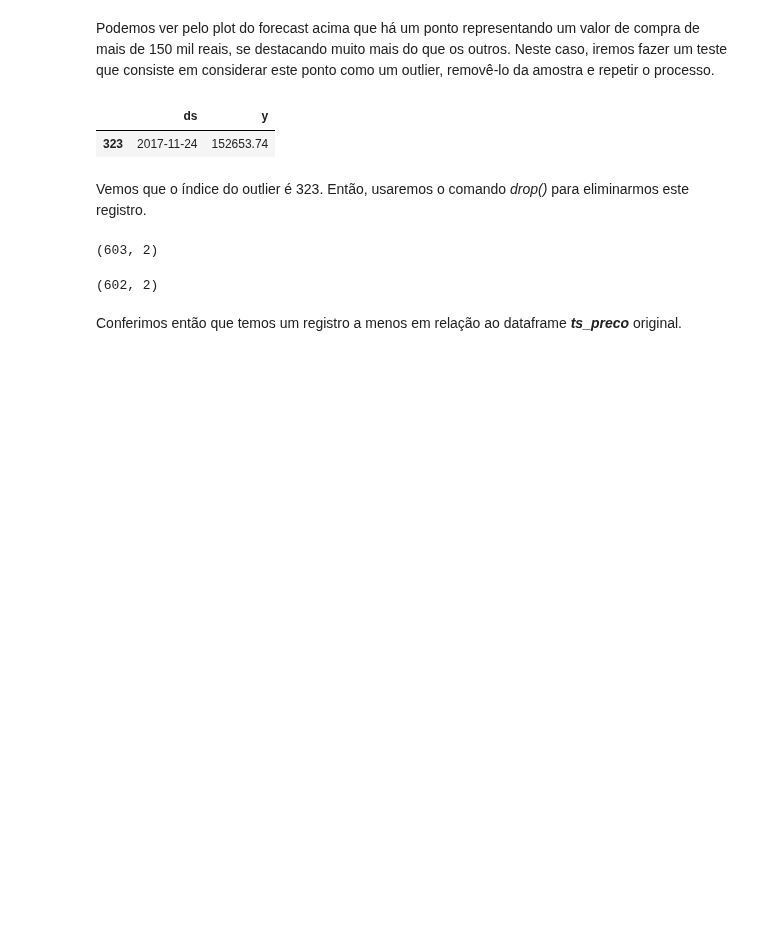
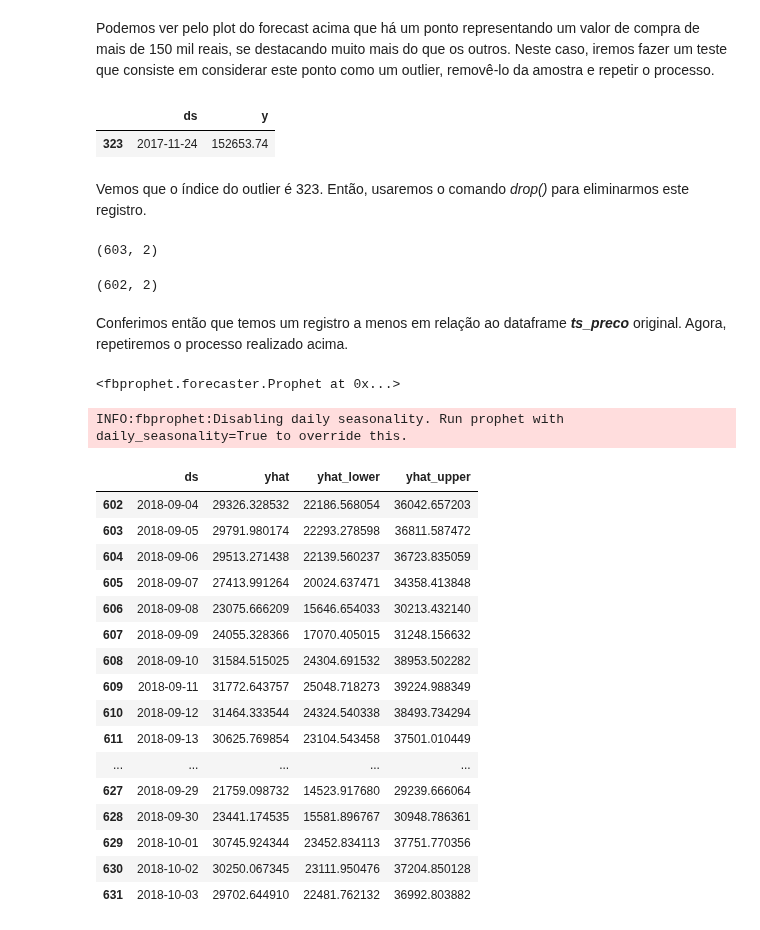
Before and after one commit to smalvar/olist-e-commerce, a Jupyter notebook: time_series_analysis_testes.ipynb, the cells around one changed output. Saved outputs shown, nothing was run; the diff lists cells and outputs as text; code cells hidden in the pictures; blank space fills up the shorter version.

```diff
--- a/time_series_analysis_testes.ipynb
+++ b/time_series_analysis_testes.ipynb
@@ -424,4 +424,4 @@ ts_preco_sem_outlier.shape
 # %% [output]
 (602, 2)
 # %% [markdown]
-Conferimos então que temos um registro a menos em relação ao dataframe ***ts_preco*** original.
+Conferimos então que temos um registro a menos em relação ao dataframe ***ts_preco*** original. Agora, repetiremos o processo realizado acima.
@@ -427,0 +431,34 @@ Conferimos então que temos um registro a menos em relação ao dataframe ***ts_
+# %%
+# Adicionando sazonalidade mensal
+model_preco_sem_outlier.add_seasonality(name='monthly', period=30.5, fourier_order=5)
+# %% [output]
+<fbprophet.forecaster.Prophet at 0x...>
+# %%
+# Fazendo o treinamento
+model_preco_sem_outlier.fit(ts_preco_sem_outlier)
+
+# Criando um dataframe para dados futuros
+future_preco_sem_outlier = model_preco_sem_outlier.make_future_dataframe(periods = 30, freq = 'D')
+
+# Fazendo a previsão
+forecast_preco_sem_outlier = model_preco_sem_outlier.predict(future_preco_sem_outlier)
+forecast_preco_sem_outlier[['ds', 'yhat', 'yhat_lower', 'yhat_upper']].tail(30)
+# %% [output]
+INFO:fbprophet:Disabling daily seasonality. Run prophet with daily_seasonality=True to override this.
+|  | ds | yhat | yhat_lower | yhat_upper |
+| 602 | 2018-09-04 | 29326.328532 | 22186.568054 | 36042.657203 |
+| 603 | 2018-09-05 | 29791.980174 | 22293.278598 | 36811.587472 |
+| 604 | 2018-09-06 | 29513.271438 | 22139.560237 | 36723.835059 |
+| 605 | 2018-09-07 | 27413.991264 | 20024.637471 | 34358.413848 |
+| 606 | 2018-09-08 | 23075.666209 | 15646.654033 | 30213.432140 |
+| 607 | 2018-09-09 | 24055.328366 | 17070.405015 | 31248.156632 |
+| 608 | 2018-09-10 | 31584.515025 | 24304.691532 | 38953.502282 |
+| 609 | 2018-09-11 | 31772.643757 | 25048.718273 | 39224.988349 |
+| 610 | 2018-09-12 | 31464.333544 | 24324.540338 | 38493.734294 |
+| 611 | 2018-09-13 | 30625.769854 | 23104.543458 | 37501.010449 |
+| ... | ... | ... | ... | ... |
+| 627 | 2018-09-29 | 21759.098732 | 14523.917680 | 29239.666064 |
+| 628 | 2018-09-30 | 23441.174535 | 15581.896767 | 30948.786361 |
+| 629 | 2018-10-01 | 30745.924344 | 23452.834113 | 37751.770356 |
+| 630 | 2018-10-02 | 30250.067345 | 23111.950476 | 37204.850128 |
+| 631 | 2018-10-03 | 29702.644910 | 22481.762132 | 36992.803882 |
```
Also changed, not shown: parts of 3 cells of this notebook.
